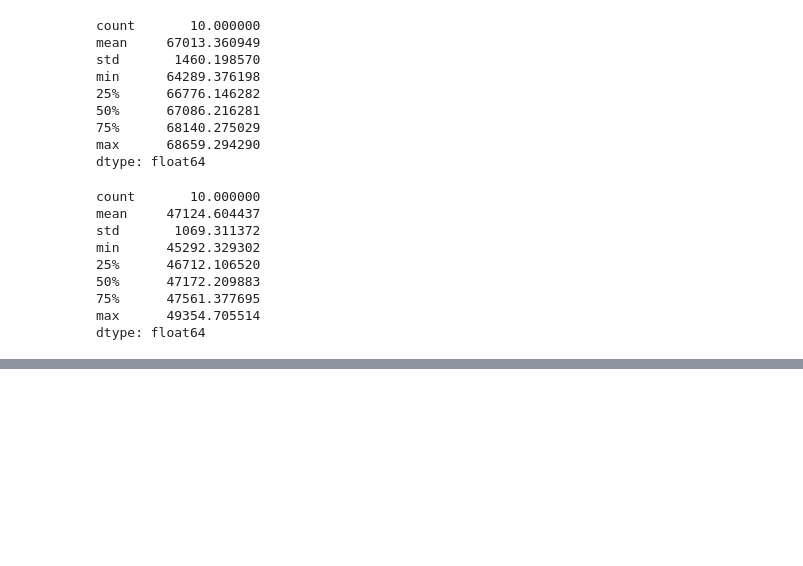
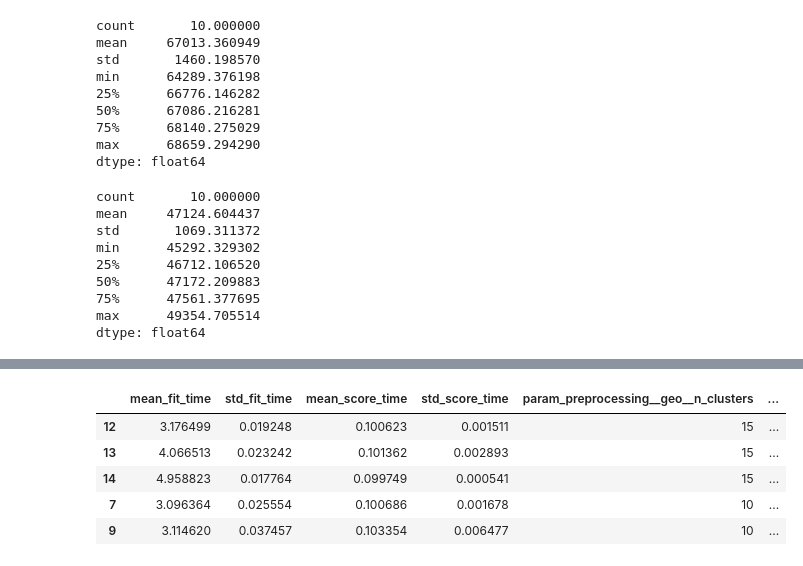
Before and after one commit to DenysLunhul/Hands_On_ML_scikit_learn_PyTorch, a Jupyter notebook: Chapter_2.ipynb, the cells around one changed output, grey strips where cells are left out. Saved outputs shown, nothing was run; the diff lists cells and outputs as text; code cells hidden in the pictures; blank space fills up the shorter version.

```diff
--- a/Chapter_2.ipynb
+++ b/Chapter_2.ipynb
@@ -809,3 +809,19 @@ min      45292.329302
 75%      47561.377695
 max      49354.705514
 dtype: float64
+# %%
+from sklearn.model_selection import GridSearchCV
+
+full_pipeline = Pipeline([
+    ("preprocessing", preprocessing),
+    ("random_forest", RandomForestRegressor(random_state=42)),
+])
+param_grid = [
+    {'preprocessing__geo__n_clusters': [5, 8, 10],
+     'random_forest__max_features': [4, 6, 8]},
+    {'preprocessing__geo__n_clusters': [10, 15],
+     'random_forest__max_features': [6, 8, 10]},
+]
+grid_search = GridSearchCV(full_pipeline, param_grid, cv=3,
+                           scoring='neg_root_mean_squared_error')
+grid_search.fit(housing, housing_labels)
@@ -811,0 +872,12 @@ dtype: float64
+# %%
+cv_res = pd.DataFrame(grid_search.cv_results_)
+cv_res.sort_values(by="mean_test_score", ascending=False, inplace=True)
+
+cv_res.head()
+# %% [output]
+|  | mean_fit_time | std_fit_time | mean_score_time | std_score_time | param_preprocessing__geo__n_clusters | ... |
+| 12 | 3.176499 | 0.019248 | 0.100623 | 0.001511 | 15 | ... |
+| 13 | 4.066513 | 0.023242 | 0.101362 | 0.002893 | 15 | ... |
+| 14 | 4.958823 | 0.017764 | 0.099749 | 0.000541 | 15 | ... |
+| 7 | 3.096364 | 0.025554 | 0.100686 | 0.001678 | 10 | ... |
+| 9 | 3.114620 | 0.037457 | 0.103354 | 0.006477 | 10 | ... |
```
Also changed, not shown: parts of 10 cells of this notebook.
